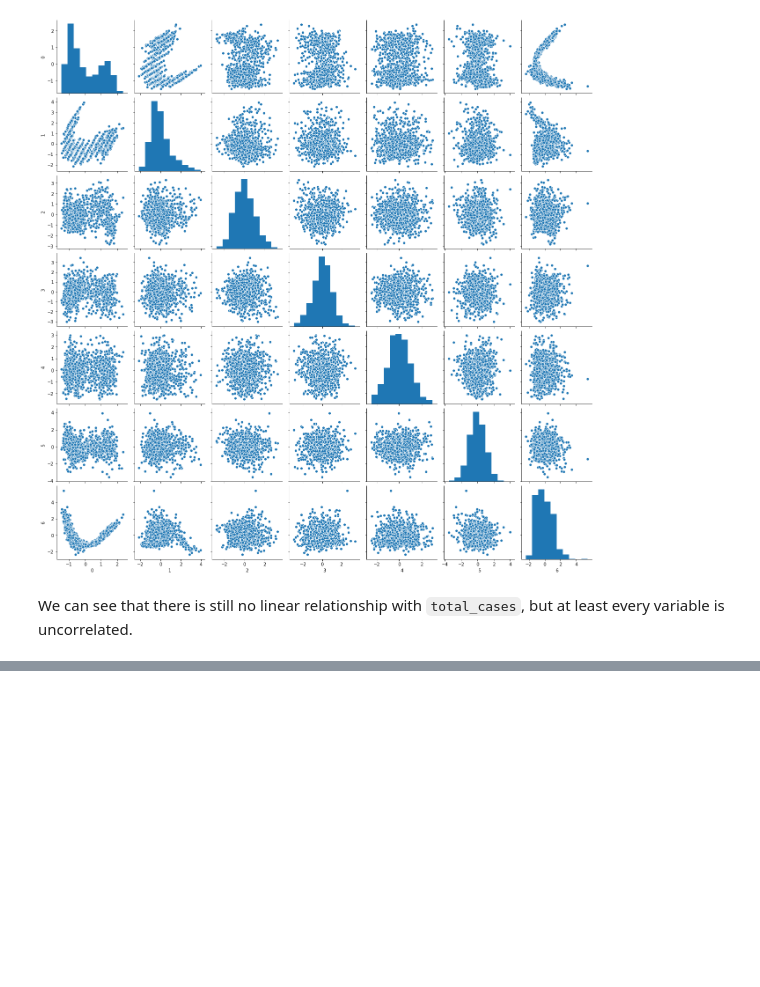
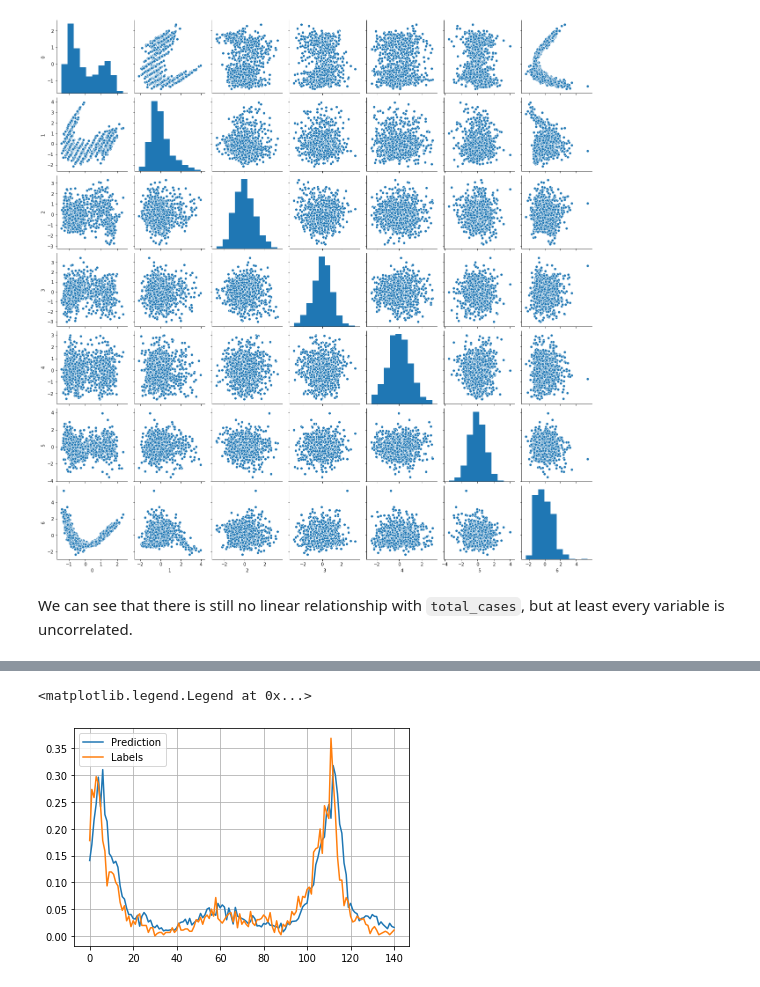
Before and after one commit to arodriguezhidalgo/DengAI_proposal, a Jupyter notebook: Model.ipynb, the cells around one changed output, grey strips where cells are left out. Saved outputs shown, nothing was run; the diff lists cells and outputs as text; code cells hidden in the pictures; blank space fills up the shorter version.

```diff
--- a/Model.ipynb
+++ b/Model.ipynb
@@ -355,0 +393,44 @@ plt.plot(y_test)
+# %%
+
+i_train, i_test = train_test_split(X.index, train_size = .85, shuffle=False);
+
+# We need to scale this data
+X_train = X.iloc[i_train];
+X_test = X.iloc[i_test];
+
+from sklearn.preprocessing import StandardScaler
+X_scaler = StandardScaler();
+X_train = X_scaler.fit_transform(X_train);
+X_test = X_scaler.transform(X_test);
+
+
+# We don't need to scale pca data since we whitened it.
+X_pca_train = X_pca.iloc[i_train];
+X_pca_test = X_pca.iloc[i_test];
+
+
+# We need to scale labels as well.
+y_train = y['total_cases'].iloc[i_train];
+y_test = y['total_cases'].iloc[i_test];
+
+from sklearn.preprocessing import MinMaxScaler
+y_scaler = MinMaxScaler((0,1));
+y_train = y_scaler.fit_transform(np.expand_dims(y_train, axis=1));
+y_test = y_scaler.transform(np.expand_dims(y_test, axis=1));
+
+n_splits = 20;
+# %%
+from ML_utils import Regressors
+obj_reg = Regressors.Regressors()
+obj_reg.get_regressor('KNN')
+obj_reg.get_TimeSeries_CV('neg_mean_squared_error', n_splits)
+obj_reg.fit_model(X_train, y_train)
+
+y_pred = obj_reg.return_prediction(X_test);
+plt.plot(y_pred, label='Prediction')
+plt.plot(y_test, label='Labels')
+plt.grid()
+plt.legend()
+# %% [output]
+<matplotlib.legend.Legend at 0x...>
+[figure, added]
```
Also changed, not shown: parts of 12 cells of this notebook, 1 other file.
